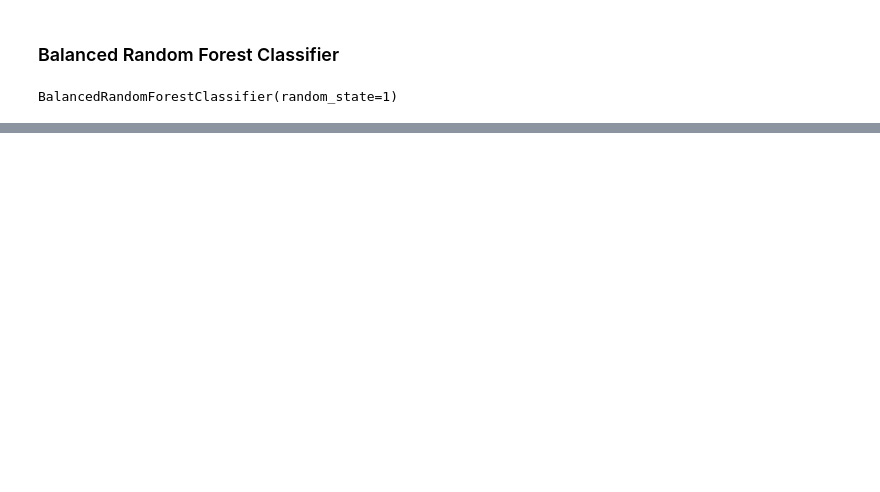
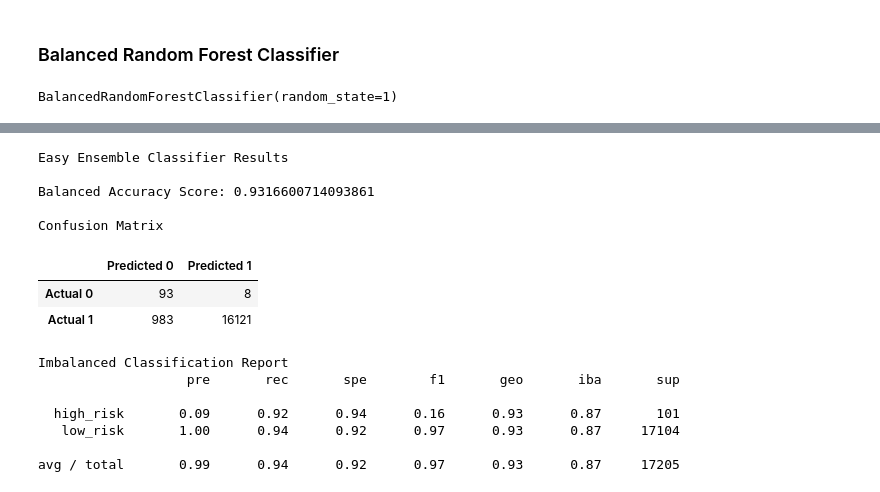
Before and after one commit to rkaysen63/Credit_Risk_Analysis, a Jupyter notebook: Resources/credit_risk_ensemble.ipynb, the cells around one changed output, grey strips where cells are left out. Drawn from its saved outputs; the diff is of its cells as text; code cells hidden in the pictures; blank space fills up the shorter version.

```diff
--- a/Resources/credit_risk_ensemble.ipynb
+++ b/Resources/credit_risk_ensemble.ipynb
@@ -194,0 +217,6 @@ EasyEnsembleClassifier(n_estimators=100, random_state=1)
+# %%
+# Train the EasyEnsembleClassifier
+from imblearn.ensemble import EasyEnsembleClassifier
+
+clf = EasyEnsembleClassifier(n_estimators=100, random_state=1).fit(X_train, y_train)
+clf
@@ -195,3 +225,4 @@ EasyEnsembleClassifier(n_estimators=100, random_state=1)
 # %%
 # Calculated the balanced accuracy score
-# YOUR CODE HERE
+y_pred = clf.predict(X_test)
+accuracy_score = balanced_accuracy_score(y_test, y_pred)
@@ -215,0 +229,33 @@ avg / total       0.99      0.94      0.92      0.97      0.93      0.87     172
+# %%
+# Display Confusion Matrix as DataFrame
+cm = confusion_matrix(y_test, y_pred)
+
+cm_df = pd.DataFrame(cm, index=["Actual 0", "Actual 1"],
+                     columns=["Predicted 0", "Predicted 1"])
+# %%
+# Display Results
+print("Easy Ensemble Classifier Results")
+print("")
+print(f"Balanced Accuracy Score: {accuracy_score}")
+print("")
+print("Confusion Matrix")
+display(cm_df)
+print("")
+print("Imbalanced Classification Report")
+print(classification_report_imbalanced(y_test, y_pred))
+# %% [output]
+Easy Ensemble Classifier Results
+
+Balanced Accuracy Score: 0.9316600714093861
+
+Confusion Matrix
+|  | Predicted 0 | Predicted 1 |
+| Actual 0 | 93 | 8 |
+| Actual 1 | 983 | 16121 |
+Imbalanced Classification Report
+                   pre       rec       spe        f1       geo       iba       sup
+
+  high_risk       0.09      0.92      0.94      0.16      0.93      0.87       101
+   low_risk       1.00      0.94      0.92      0.97      0.93      0.87     17104
+
+avg / total       0.99      0.94      0.92      0.97      0.93      0.87     17205
```
Also changed, not shown: parts of 16 cells of this notebook, 1 other file.
